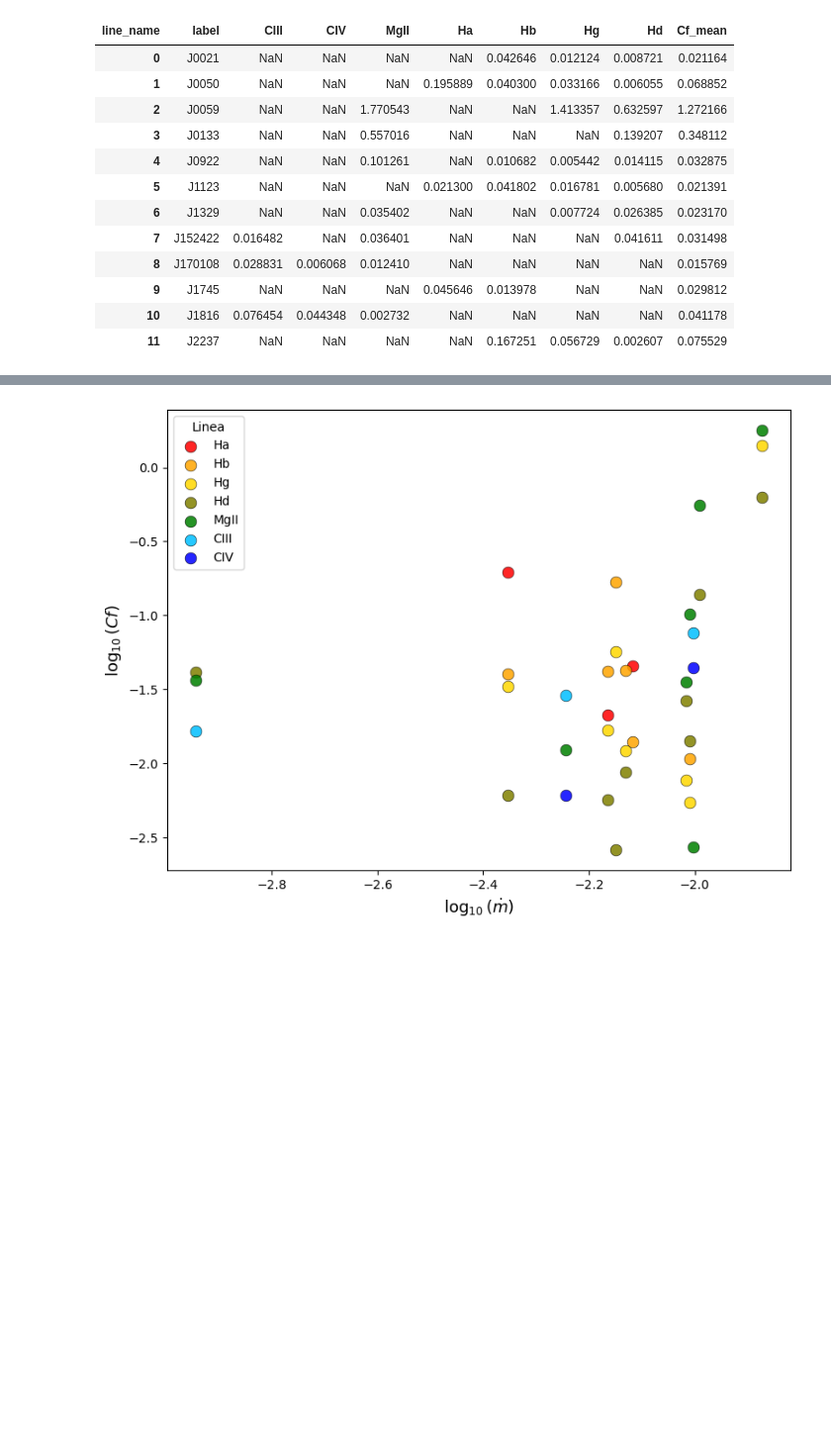
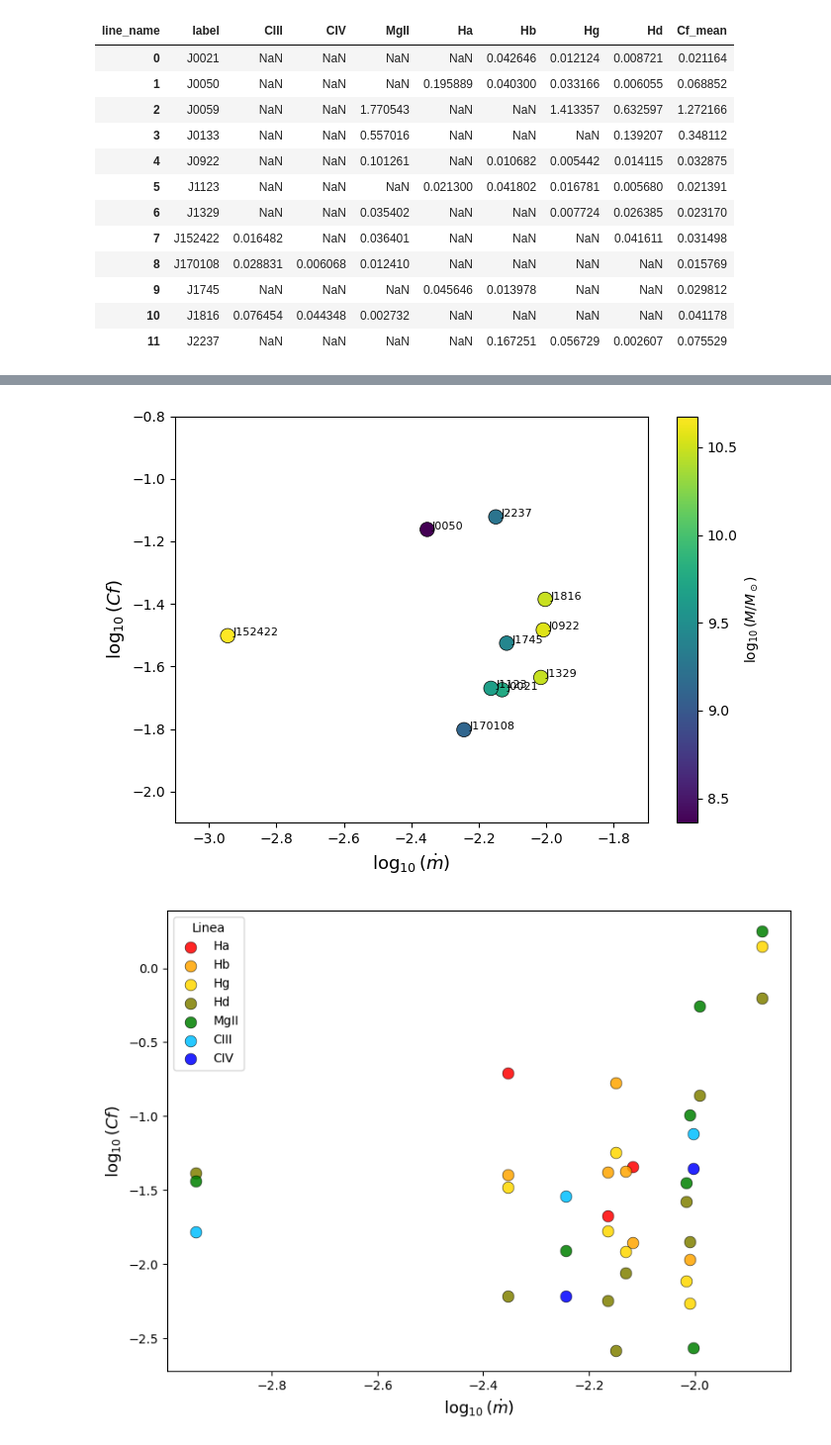
Before and after one commit to maddaba/Programmi_per_tesi, a Jupyter notebook: m_e_mdot_ADAF.ipynb, the cells around one changed output, grey strips where cells are left out. Shown at 99% size. Drawn from its saved outputs; the diff is of its cells as text; code cells hidden in the pictures; blank space fills up the shorter version.

```diff
--- a/m_e_mdot_ADAF.ipynb
+++ b/m_e_mdot_ADAF.ipynb
@@ -526,3 +553,70 @@ plt.show()
+# %%
+import numpy as np
+import matplotlib.pyplot as plt
+
+df_plot = tabella_finale_ADAF.merge(
+    df_mcmc[["label", "m_median_Msun", "mdot_median"]],
+    on="label",
+    how="left"
+)
+
+df_plot = df_plot[
+    df_plot["Cf_mean"].notna() &
+    (df_plot["Cf_mean"] > 0) &
+    df_plot["mdot_median"].notna() &
+    (df_plot["mdot_median"] > 0) &
+    df_plot["m_median_Msun"].notna() &
+    (df_plot["m_median_Msun"] > 0)
+].copy()
+
+# ricreo le colonne log
+df_plot["log_mdot"] = np.log10(df_plot["mdot_median"])
+df_plot["log_cf"] = np.log10(df_plot["Cf_mean"])
+df_plot["logM"] = np.log10(df_plot["m_median_Msun"])
+
+
+df_plot = df_plot[
+    df_plot["label"] != "J0059"
+].copy()
+
+df_plot = df_plot[
+    df_plot["label"] != "J0133"
+].copy()
+
+
+plt.figure(figsize=(7,5))
+
+sc = plt.scatter(
+    df_plot["log_mdot"],
+    df_plot["log_cf"],
+    c=df_plot["logM"],
+    cmap="viridis",
+    s=110,
+    edgecolors="black",
+    linewidth=0.5
+)
+
+cbar = plt.colorbar(sc)
+cbar.set_label(r'$\log_{10}(M/M_\odot)$')
+
+for _, row in df_plot.iterrows():
+    plt.text(
+        row["log_mdot"] + 0.015,
+        row["log_cf"],
+        row["label"],
+        fontsize=8
+    )
+
+plt.xlabel(r'$\log_{10}(\dot m)$', fontsize=13)
+plt.ylabel(r'$\log_{10}(Cf)$', fontsize=13)
+
+plt.xlim(-3.1, -1.7)
+plt.ylim(-2.1, -0.8)
+
+plt.tight_layout()
+plt.show()
+# %% [output]
+[figure, added]
 # %%
 import matplotlib.pyplot as plt
 import numpy as np
```
Also changed, not shown: parts of 4 cells of this notebook, 4 other files.
